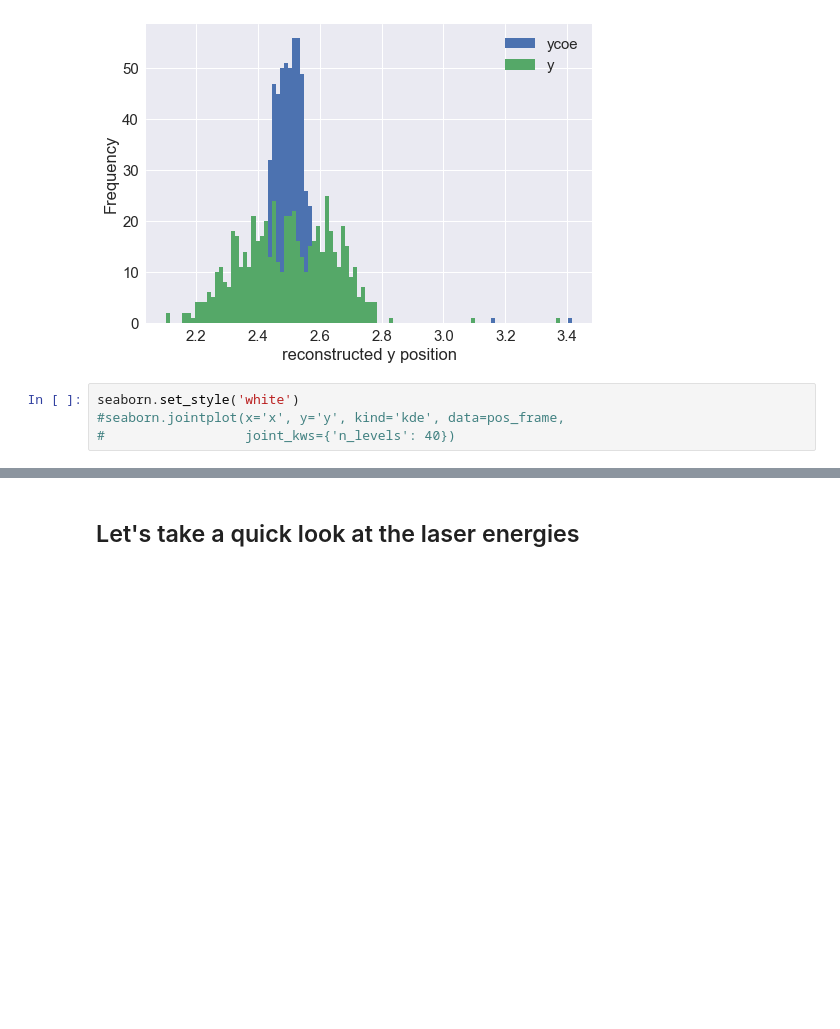
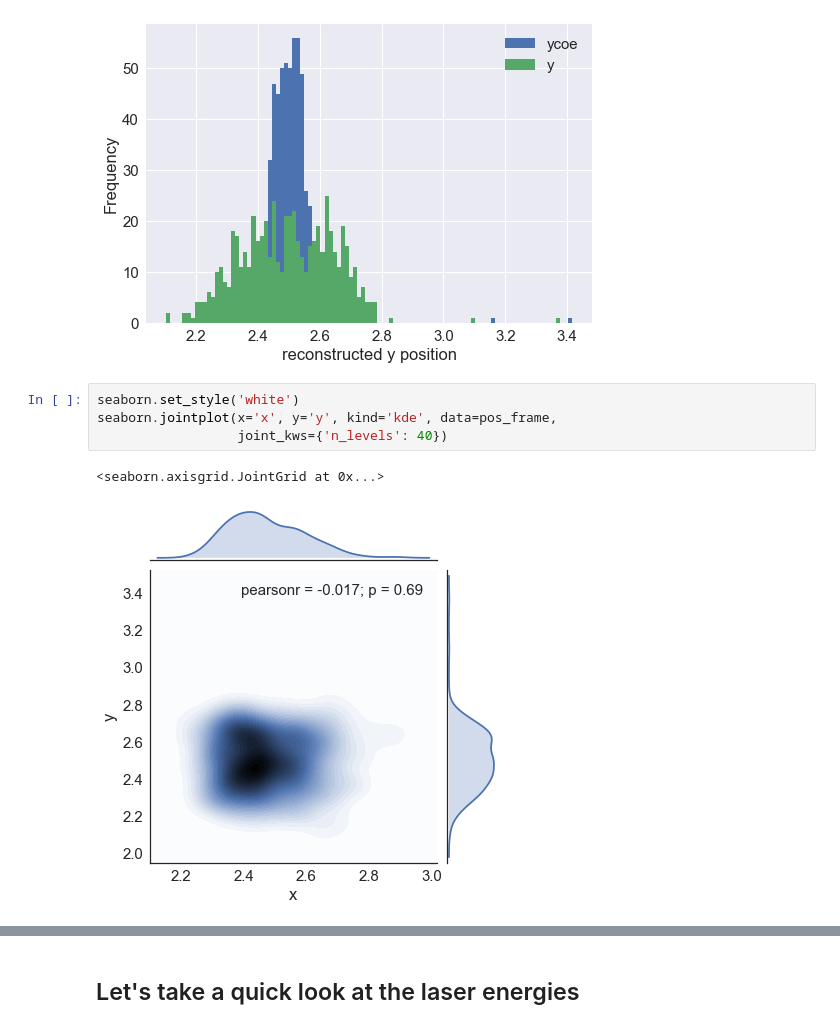
Before and after one commit to atfienberg/gm2-jupyter-notebooks, a Jupyter notebook: SLACWithPandas.ipynb, the cells around one changed output, grey strips where cells are left out. Cells and saved outputs as stored; diff of their text form; blank space fills up the shorter version.

Commit message:
returned jointplots because removing them did not fix problem

```diff
--- a/SLACWithPandas.ipynb
+++ b/SLACWithPandas.ipynb
@@ -279,7 +279,10 @@ plt.xlabel('reconstructed y position')
 [figure]
 # %%
 seaborn.set_style('white')
-#seaborn.jointplot(x='x', y='y', kind='kde', data=pos_frame,
-#                  joint_kws={'n_levels': 40})
+seaborn.jointplot(x='x', y='y', kind='kde', data=pos_frame,
+                  joint_kws={'n_levels': 40})
+# %% [output]
+<seaborn.axisgrid.JointGrid at 0x...>
+[figure, added]
 # %%
 seaborn.set_style('white')
```
Also changed, not shown: parts of 3 cells of this notebook.
